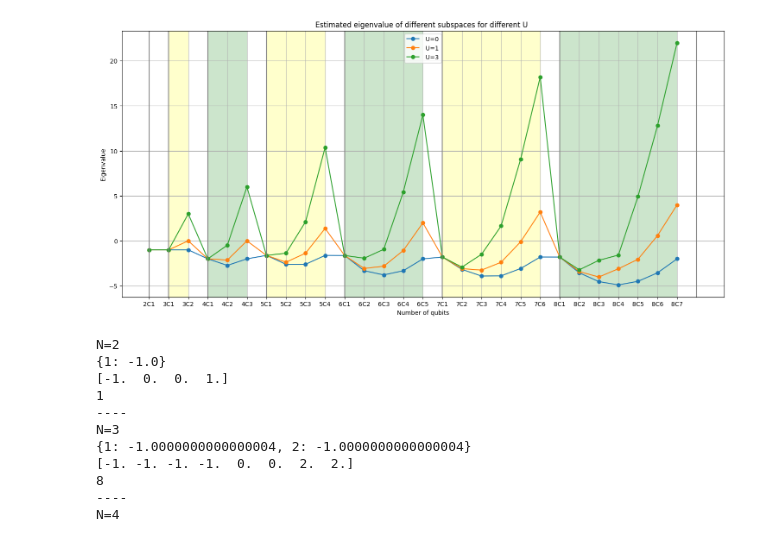
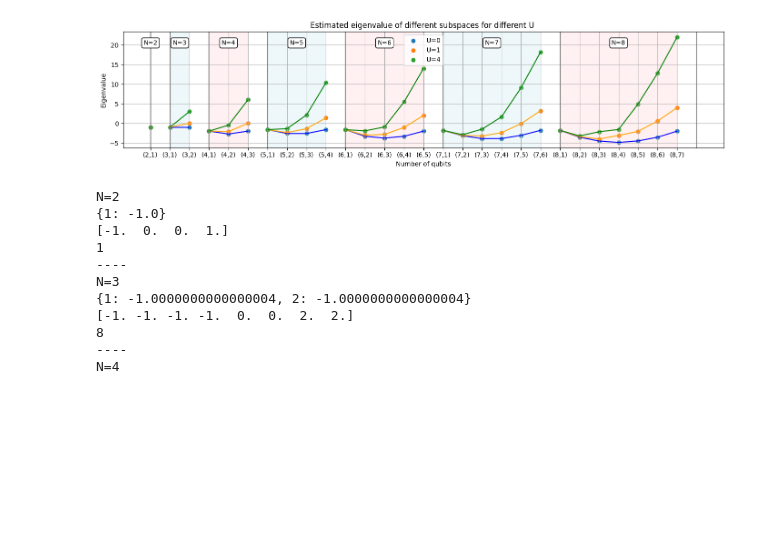
Before and after one commit to Cheshta-Joshi/hubb_sim, a Jupyter notebook: Results/dicke_all_occ_results/results_diff_U.ipynb, the cells around one changed output. Cells and saved outputs as stored; diff of their text form; code cells hidden in the pictures; blank space fills up the shorter version.

```diff
--- a/Results/dicke_all_occ_results/results_diff_U.ipynb
+++ b/Results/dicke_all_occ_results/results_diff_U.ipynb
@@ -219,8 +278,8 @@ for ind,df in enumerate(df_list) :
 # %%
-U = [0,1,3,8]
-
-plt.figure(figsize=(18, 8))
-
+U = [0,1,4]
+partitions = [0,1,3,6,10,15,21,28]
+plt.figure(figsize=(14, 3.5))
+col = ['blue','orange','green']
 eigq_list = [df['eig_q'] for df in df_list]
 #print(eigq_list)
 for idx,eig_q in enumerate(eigq_list) :
@@ -228,39 +287,56 @@ for idx,eig_q in enumerate(eigq_list) :
     N = df['N']
     #xticks = [0,1,3,6,10,15]
 
 
     comb = []
     for num in df['N'].unique() :
-        sub_list = [f'{num}C{i}' for i in range(1,num)]
+        sub_list = [f'({num},{i})' for i in range(1,num)]
         comb += sub_list
 
     #plt.plot(comb, eig_c, label='Classical eig', color='orange', marker='o')
-    plt.plot(comb, eig_q, label=f' U={U[idx]}',marker='o')
+    plt.scatter(comb, eig_q, label=f' U={U[idx]}',marker='o')
+    for i in range(1,len(partitions)-1) :
+        plt.plot(comb[partitions[i]:partitions[i+1]], eig_q[partitions[i]:partitions[i+1]],
+                 color=col[idx])
+
     #axs0.plot(comb, eig_true, label='True eig', color='red',linestyle='--')
 
 for a in partitions:
     plt.axvline(x=a, color='gray', alpha=0.7)
 
 plt.xlabel('Number of qubits')
 plt.ylabel('Eigenvalue')
 plt.title(f'Estimated eigenvalue of different subspaces for different U ')
 plt.grid(True)
 #     axs0.set_xticks(xticks)
 #     axs0.set_xticklabels(xtick_labels)
-plt.legend()
 
-colors = ['green', 'yellow']
+colors = ['lightpink', 'lightblue']
 partitions = [0,1,3,6,10,15,21,28]
 
 for a in partitions:
     plt.axvline(x=a, color='gray', alpha=0.7)
-for i in range(1,7) :
+for i in range(1,len(partitions)-1) :
     plt.axvspan(partitions[i], partitions[i+1]-1, facecolor=colors[i%2], alpha=0.2)
 
+labels = [f'N={n}' for n in N.unique()]
+label_coords = []
+x = 0
+for i,n in enumerate(N.unique()) :
+    label_coords.append((partitions[i] + (n)/2-1 ,max(eig_q)-0.5*(ind+1)))
+#print(label_coords)
+for label, (x_coord, y_coord) in zip(labels, label_coords):
+    plt.text(x_coord, y_coord, label, fontsize=10, ha='center', va='center', color='black',
+              bbox=dict(facecolor='white', edgecolor='black', boxstyle='round,pad=0.3'))
+
+#     for i in range(1,len(partitions)):
+#         axs0.plot(partitions[i:1+i], y_values[i:i+2], linestyle='none', marker='o', markersize=8)
+plt.legend(loc='best')
+plt.tight_layout()
 
 plt.show()
 # %% [output]
-[figure, old version]
+[figure, new version]
 # %%
 var=0
 for N in range(2,9) :
```
Also changed, not shown: parts of 4 cells of this notebook, 4 other files.
